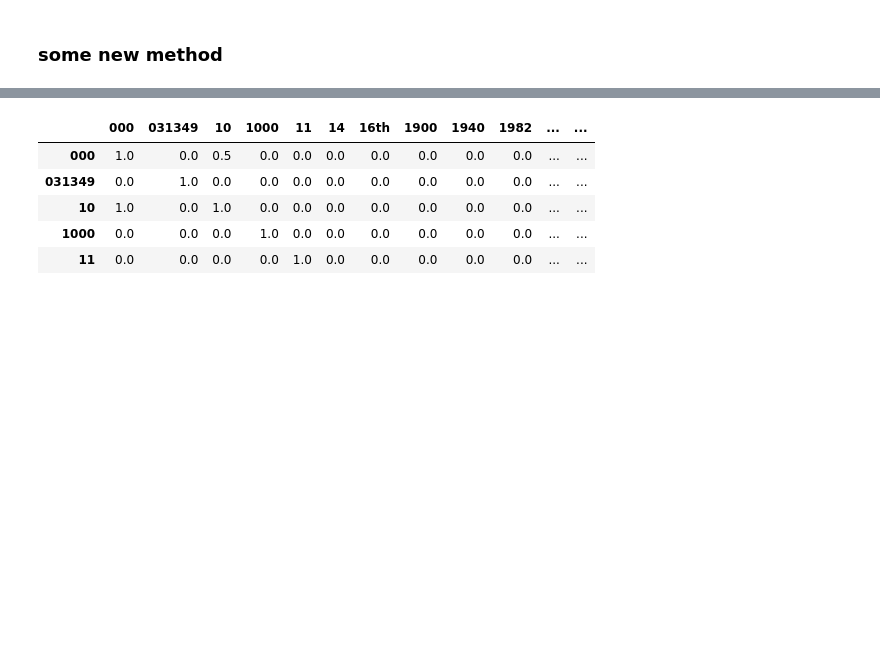
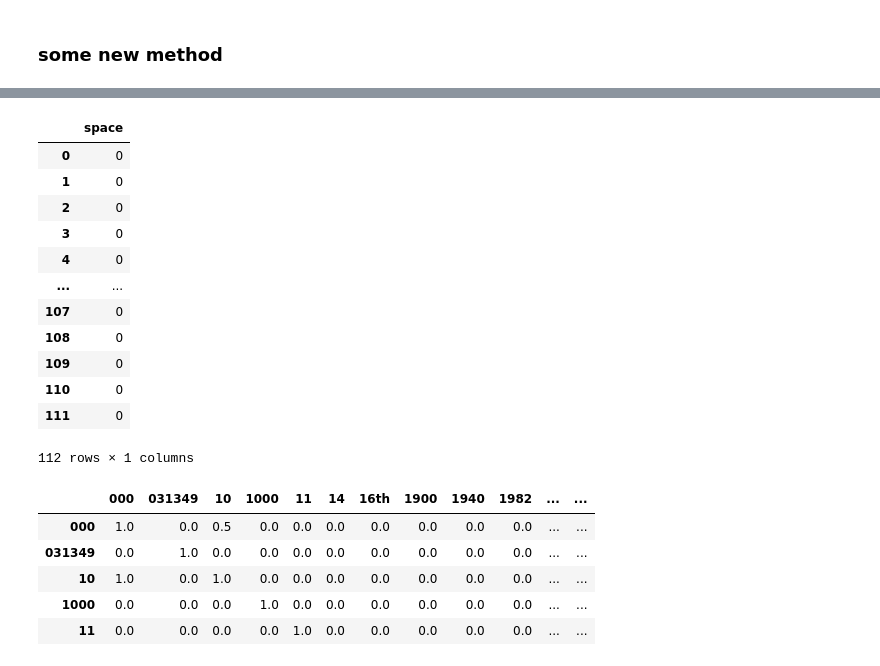
Before and after one commit to iamr0b0tx/topic_modeler, a Jupyter notebook: topic_modeler.ipynb, the cells around one changed output, grey strips where cells are left out. Saved outputs shown, nothing was run; the diff lists cells and outputs as text; code cells hidden in the pictures; blank space fills up the shorter version.

```diff
--- a/topic_modeler.ipynb
+++ b/topic_modeler.ipynb
@@ -183,3 +199,21 @@ word_word_pr_distr shape = (1467, 1467)
+# %%
+word = "space"
+# %%
+wdf_train[[word]]#[wdf_train[word] > 0]
+# %% [output]
+|  | space |
+| 0 | 0 |
+| 1 | 0 |
+| 2 | 0 |
+| 3 | 0 |
+| 4 | 0 |
+| ... | ... |
+| 107 | 0 |
+| 108 | 0 |
+| 109 | 0 |
+| 110 | 0 |
+| 111 | 0 |
+112 rows × 1 columns
 # %%
 word_word_pr_distr.head()
 # %% [output]
```
Also changed, not shown: parts of 8 cells of this notebook, 2 other files.
